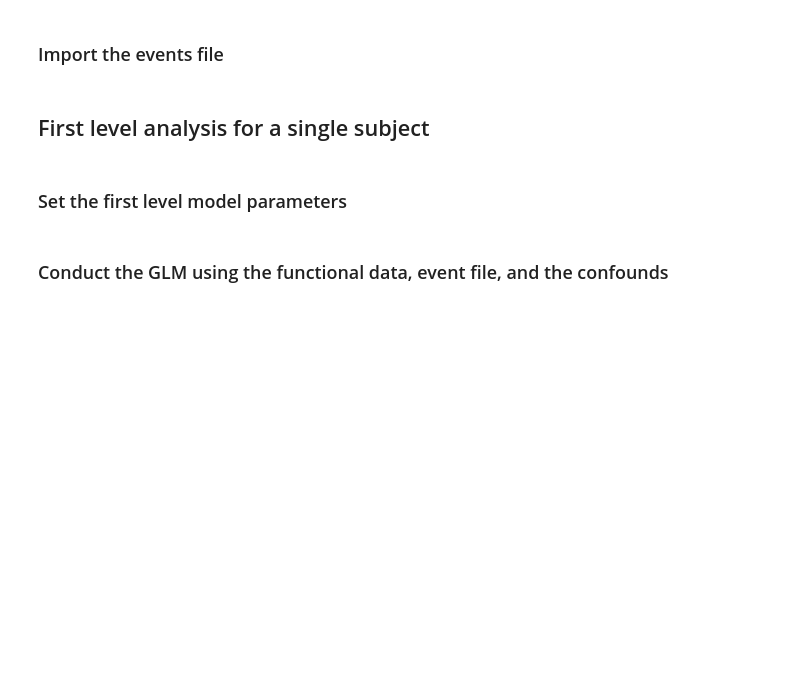
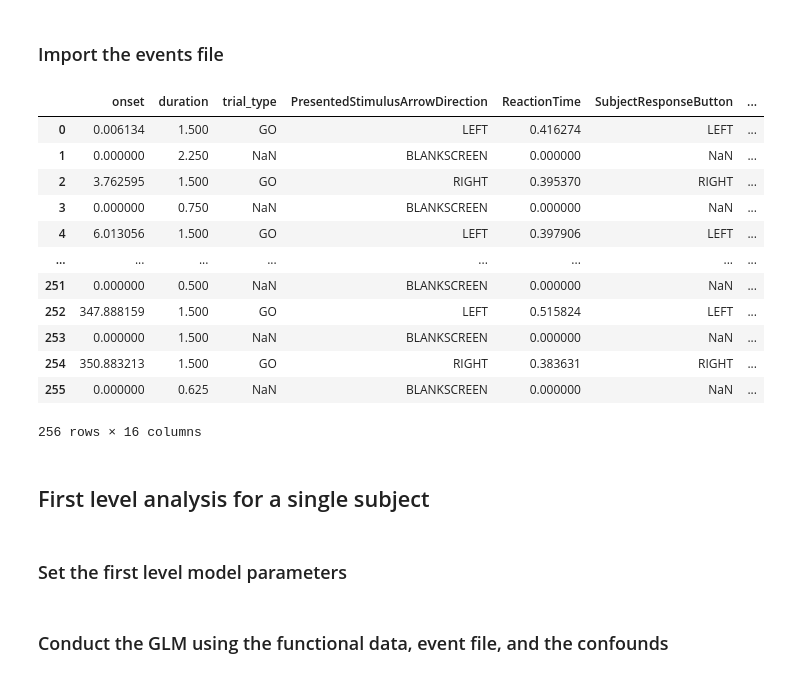
Before and after one commit to hspopal/Tutorials, a Jupyter notebook: neuroimaging/univariate_analyses/univariate_analyses_nilearn.ipynb, the cells around one changed output. Cells and saved outputs as stored; diff of their text form; code cells hidden in the pictures; blank space fills up the shorter version.

```diff
--- a/neuroimaging/univariate_analyses/univariate_analyses_nilearn.ipynb
+++ b/neuroimaging/univariate_analyses/univariate_analyses_nilearn.ipynb
@@ -121,3 +178,29 @@ events.append(temp_event_file)
+# %%
+#temp_event_file = pd.read_csv(event_files[n])
+#temp_event_file = temp_event_file[temp_event_file['trial_type'].str.contains('fixation') == False]
+#events.append(temp_event_file)
+
+# Find the task event files that are ready to become design matrices
+event_files = [f for f in glob.glob(os.path.join(bids_dir, subj, 'func',
+                                                subj+'_task-'+task+'*_events.tsv') , recursive=True)]
+event_files.sort()
+
+models_events = pd.read_csv(event_files[0], sep='\t')
+models_events
+# %% [output]
+|  | onset | duration | trial_type | PresentedStimulusArrowDirection | ReactionTime | SubjectResponseButton | ... |
+| 0 | 0.006134 | 1.500 | GO | LEFT | 0.416274 | LEFT | ... |
+| 1 | 0.000000 | 2.250 | NaN | BLANKSCREEN | 0.000000 | NaN | ... |
+| 2 | 3.762595 | 1.500 | GO | RIGHT | 0.395370 | RIGHT | ... |
+| 3 | 0.000000 | 0.750 | NaN | BLANKSCREEN | 0.000000 | NaN | ... |
+| 4 | 6.013056 | 1.500 | GO | LEFT | 0.397906 | LEFT | ... |
+| ... | ... | ... | ... | ... | ... | ... | ... |
+| 251 | 0.000000 | 0.500 | NaN | BLANKSCREEN | 0.000000 | NaN | ... |
+| 252 | 347.888159 | 1.500 | GO | LEFT | 0.515824 | LEFT | ... |
+| 253 | 0.000000 | 1.500 | NaN | BLANKSCREEN | 0.000000 | NaN | ... |
+| 254 | 350.883213 | 1.500 | GO | RIGHT | 0.383631 | RIGHT | ... |
+| 255 | 0.000000 | 0.625 | NaN | BLANKSCREEN | 0.000000 | NaN | ... |
+256 rows × 16 columns
 # %% [markdown]
 ## First level analysis for a single subject
 # %% [markdown]
```
Also changed, not shown: parts of 14 cells of this notebook.
